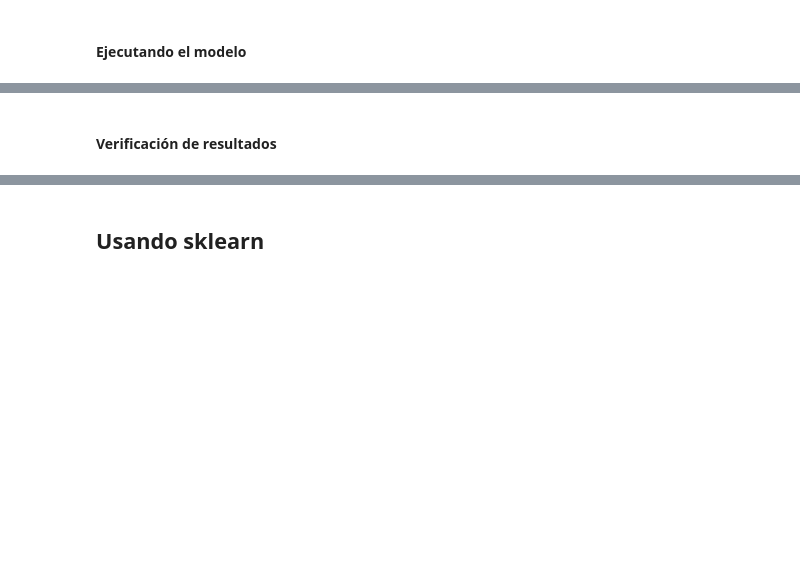
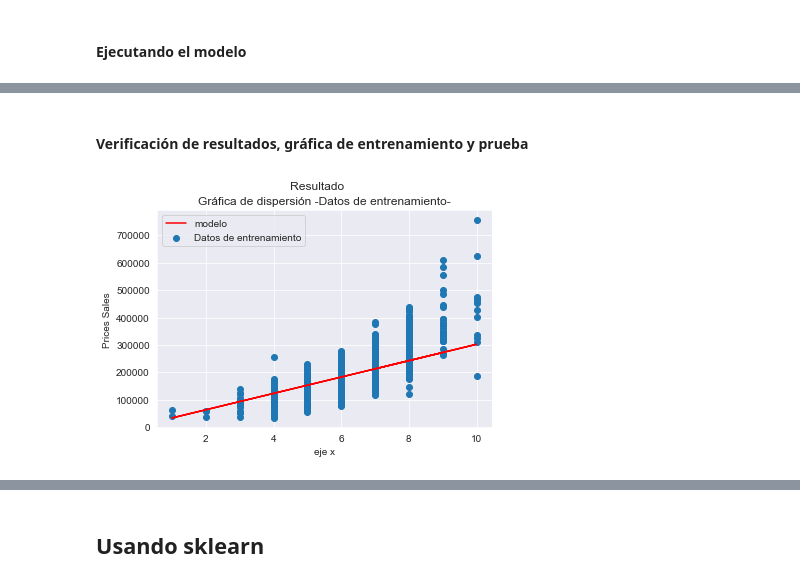
Before and after one commit to luispocon/proyecto1_regresion_lineal_programacion, a Jupyter notebook: Proyecto_1.ipynb, the cells around one changed output, grey strips where cells are left out. Saved outputs shown, nothing was run; the diff lists cells and outputs as text; code cells hidden in the pictures; blank space fills up the shorter version.

```diff
--- a/Proyecto_1.ipynb
+++ b/Proyecto_1.ipynb
@@ -306,3 +369,3 @@ plot_evolucion_modelo(p[4] , p[5], X_entrenamiento[:,0], y_entrenamiento[:,0], 1
 # %% [markdown]
-#### Verificación de resultados
+#### Verificación de resultados, gráfica de entrenamiento y prueba
 # %%
@@ -310 +390,5 @@ def plot_ver_resultados(beta0, beta1, data , titulo):
+# %%
+plot_ver_resultados(p[0],p[1],X_entrenamiento[:,0], y_entrenamiento[:,0], 'Datos de entrenamiento', "entrenamiento"  )
+# %% [output]
+[figure, added]
 # %%
```
Also changed, not shown: parts of 35 cells of this notebook.
